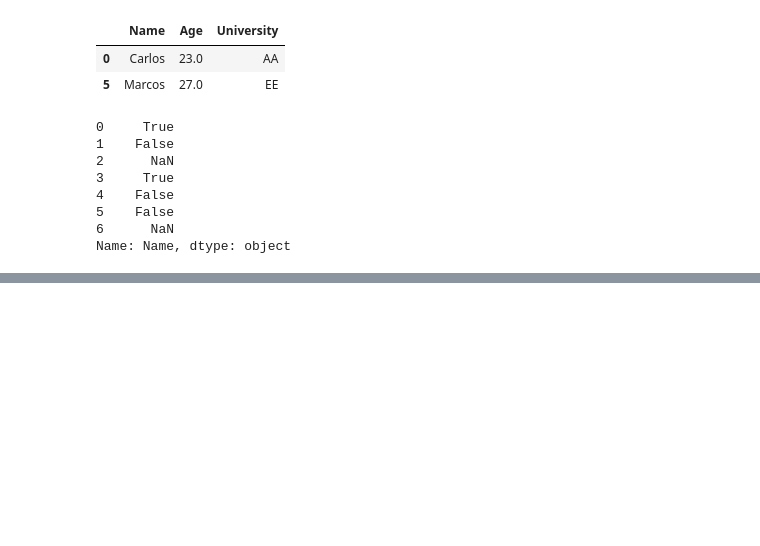
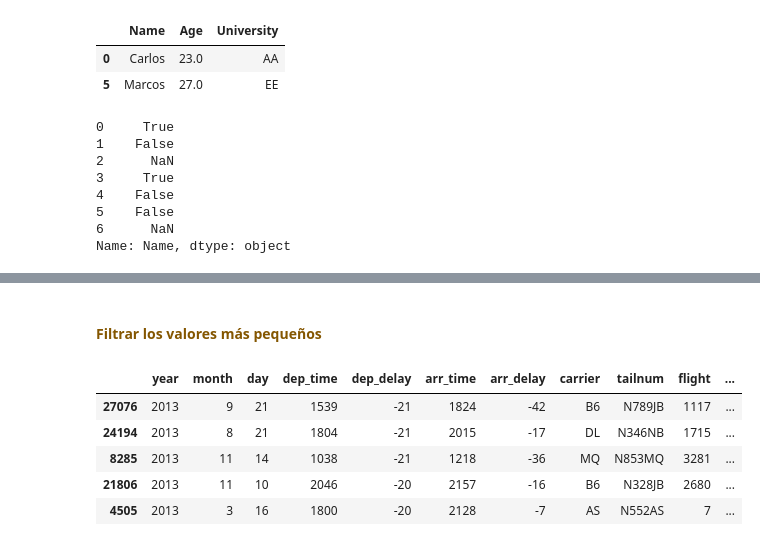
Before and after one commit to charliebrown007/03-Data_wrangling, a Jupyter notebook: 1. Filtrado y selección de datos.ipynb, the cells around one changed output, grey strips where cells are left out. Drawn from its saved outputs; the diff is of its cells as text; code cells hidden in the pictures; blank space fills up the shorter version.

```diff
--- a/1. Filtrado y selección de datos.ipynb
+++ b/1. Filtrado y selección de datos.ipynb
@@ -432,0 +502,11 @@ Name: Name, dtype: object
+# %% [markdown]
+#### <font color=#845600> Filtrar los valores más pequeños
+# %%
+df.sort_values(by = ['dep_delay'], ascending = True).head(5)
+# %% [output]
+|  | year | month | day | dep_time | dep_delay | arr_time | arr_delay | carrier | tailnum | flight | ... |
+| 27076 | 2013 | 9 | 21 | 1539 | -21 | 1824 | -42 | B6 | N789JB | 1117 | ... |
+| 24194 | 2013 | 8 | 21 | 1804 | -21 | 2015 | -17 | DL | N346NB | 1715 | ... |
+| 8285 | 2013 | 11 | 14 | 1038 | -21 | 1218 | -36 | MQ | N853MQ | 3281 | ... |
+| 21806 | 2013 | 11 | 10 | 2046 | -20 | 2157 | -16 | B6 | N328JB | 2680 | ... |
+| 4505 | 2013 | 3 | 16 | 1800 | -20 | 2128 | -7 | AS | N552AS | 7 | ... |
```
Also changed, not shown: parts of 15 cells of this notebook, 2 other files.
